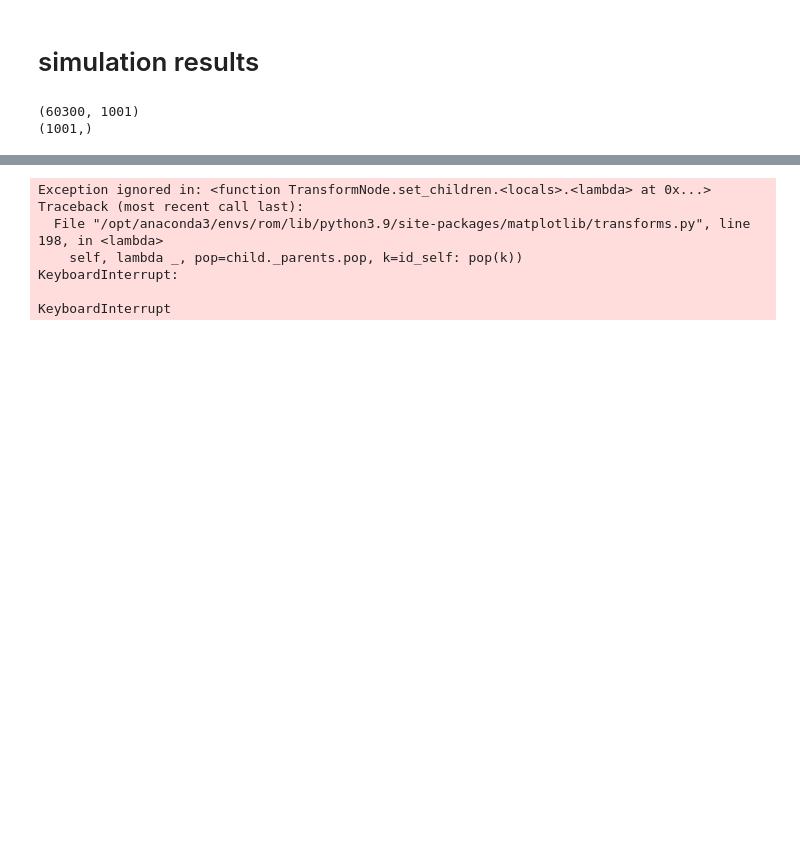
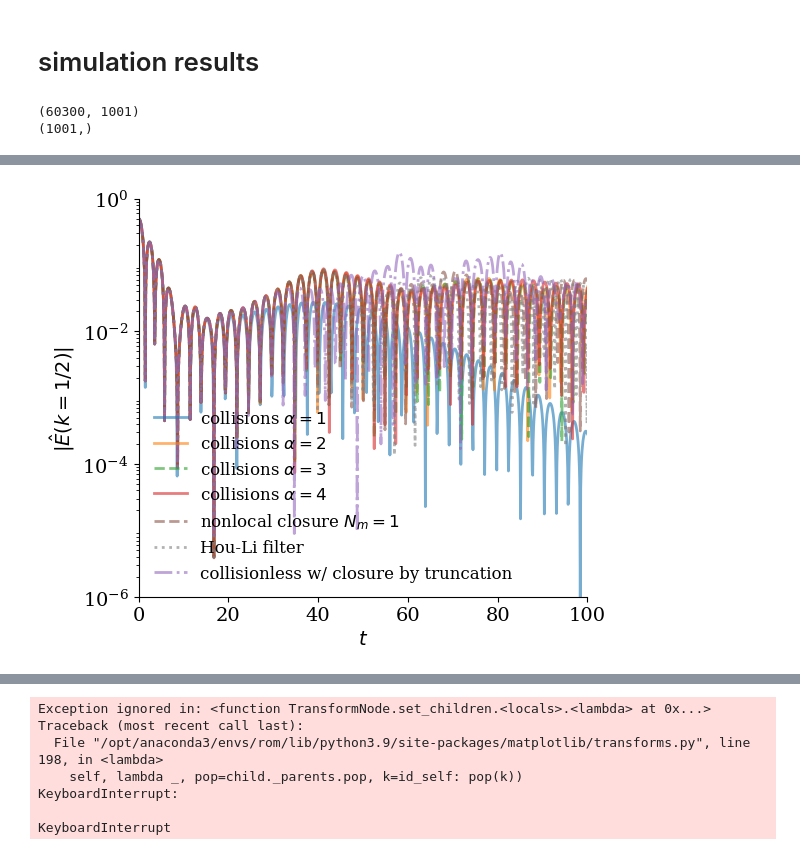
Before and after one commit to opaliss/Vlasov_Hermite_recurrence_study, a Jupyter notebook: aw_simulation/nonlinear_landau_damping.ipynb, the cells around one changed output, grey strips where cells are left out. Saved outputs shown, nothing was run; the diff lists cells and outputs as text; code cells hidden in the pictures; blank space fills up the shorter version.

```diff
--- a/aw_simulation/nonlinear_landau_damping.ipynb
+++ b/aw_simulation/nonlinear_landau_damping.ipynb
@@ -178,27 +184,53 @@ plt.savefig("figs/nonlinear_landau/nonlinear_landau_coefficient_" + str(setup.Nv
 # %%
 # plot the electric field damping rate
-# fig, ax = plt.subplots(figsize=(7, 5))
-# ax.plot(sol_midpoint_t[:1001], np.abs(E_LB[:1001]), "-.", c="blue", alpha=0.6, linewidth=2, label="LB")
-# E_hyper = np.load("data/nonlinear_landau/E1_damping_hyper.npy")
-# ax.plot(sol_midpoint_t[:1001], np.abs(E_hyper[:1001]), "--", c="green", alpha=0.6, linewidth=2, label="hypercollisions")
-# E_HP = np.load("data/nonlinear_landau/E1_damping_HP.npy")
-# ax.plot(sol_midpoint_t[:1001], np.abs(E_HP[:1001]), "-", c="red", linewidth=2, alpha=0.6, label="nonlocal closure")
-# E_HP = np.load("data/nonlinear_landau/E1_collisionless_truncaton.npy")
-# ax.plot(sol_midpoint_t[:1001], np.abs(E_HP[:1001]), ":", c="purple", linewidth=2, alpha=0.6, label="collisionless w/ truncation")
+fig, ax = plt.subplots(figsize=(6, 5))
+
+# hyper 1 (LB) tab:blue -
+E_LB = np.load("data/nonlinear_landau_300/E_coeff_300_closure_truncation_collisions_hyper_1_nu_0.55.npy")
+ax.plot(sol_midpoint_t, np.abs(E_LB[setup.Nx+1]), "-", c="tab:blue", alpha=0.6, linewidth=2, label=r"collisions $\alpha=1$")
+
+# hyper 2 (Camporeale) tab:orange -
+E_hyper2 = np.load("data/nonlinear_landau_300/E_coeff_300_closure_truncation_collisions_hyper_2_nu_1.312.npy")
+ax.plot(sol_midpoint_t, np.abs(E_hyper2[setup.Nx+1]), "-", c="tab:orange", alpha=0.6, linewidth=2, label=r"collisions $\alpha=2$")
+
+# hyper 3 tab:green -
+E_hyper3 = np.load("data/nonlinear_landau_300/E_coeff_300_closure_truncation_collisions_hyper_3_nu_2.013.npy")
+ax.plot(sol_midpoint_t, np.abs(E_hyper3[setup.Nx+1]), "--", c="tab:green", alpha=0.6, linewidth=2, label=r"collisions $\alpha=3$")
+
+
+# hyper 4 tab:red -
+E_hyper4 = np.load("data/nonlinear_landau_300/E_coeff_300_closure_truncation_collisions_hyper_4_nu_2.7446.npy")
+ax.plot(sol_midpoint_t, np.abs(E_hyper4[setup.Nx+1]), "-", c="tab:red", alpha=0.6, linewidth=2, label=r"collisions $\alpha=4$")
+
+
+# nonlocal closure tab: brown --
+E_hp = np.load("data/nonlinear_landau_300/E_coeff_300_closure_hammett_perkins_collisions_collisionless_None_nu_0.npy")
+ax.plot(sol_midpoint_t, np.abs(E_hp[setup.Nx+1]), "--", c="tab:brown", alpha=0.6, linewidth=2, label=r"nonlocal closure $N_{m}=1$")
+
+
+# hou li filter
+E_filter = np.load("data/nonlinear_landau_300/E_coeff_300_closure_truncation_collisions_hou_li_None_nu_12.228.npy")
+ax.plot(sol_midpoint_t, np.abs(E_filter[setup.Nx+1]), ":", c="tab:gray", alpha=0.6, linewidth=2, label="Hou-Li filter")
+
+# collisionless closure by truncation
+E_collisionless = np.load("data/nonlinear_landau_300/E_coeff_300_closure_truncation_collisions_collisionless_None_nu_0.npy")
+ax.plot(sol_midpoint_t, np.abs(E_collisionless[setup.Nx+1]), "-.", c="tab:purple", alpha=0.6, linewidth=2, label="collisionless w/ closure by truncation")
 
 
 ax.set_yscale("log")
 ax.spines['right'].set_visible(False)
 ax.spines['top'].set_visible(False)
 ax.set_ylabel("$|\hat{E}(k=1/2)|$")
 ax.set_xlim(setup.T0, setup.T)
-ax.set_yticks([1, 1e-2, 1e-4, 1e-6, 1e-8, 1e-10])
+ax.set_yticks([1, 1e-2, 1e-4, 1e-6])
 ax.set_xlabel("$ t$")
-ax.set_ylim(1e-9, 1)
+ax.set_ylim(1e-6, 1)
 legend = ax.legend(ncols=1, fancybox=False, shadow=False, fontsize=12, loc='lower left')
 legend.get_frame().set_alpha(0)
 #ax.set_xticks([0,5, 10, 15, 20])
 plt.tight_layout()
-plt.savefig("figs/nonlinear_landau/nonlinear_landau_electric_field_damping.png", dpi=200, bbox_inches='tight')
+plt.savefig("figs/nonlinear_landau/manuscript/nonlinear_landau_electric_field_damping.png", dpi=200, bbox_inches='tight')
+# %% [output]
+[figure, added]
 # %%
 # plot the phase space evolution as a function of time
```
Also changed, not shown: parts of 7 cells of this notebook, 1 other file.
